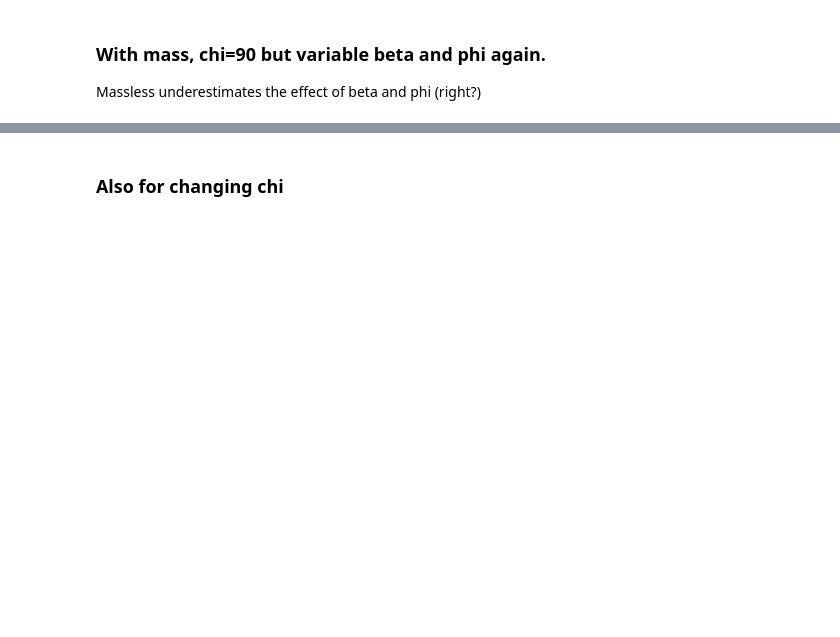
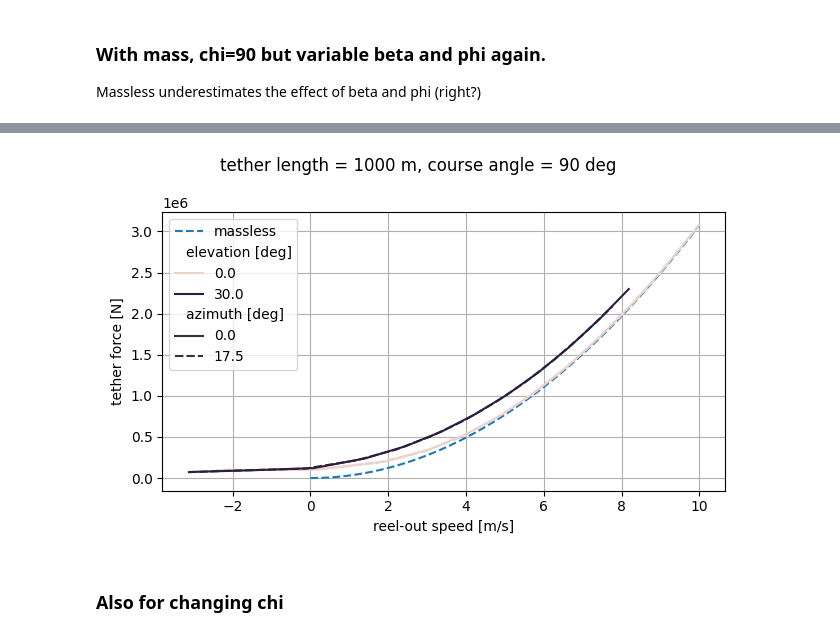
Before and after one commit to jesseishi/AWE_winch_control_heavy_kites, a Jupyter notebook: src/qss_heavy_analysis.ipynb, the cells around one changed output, grey strips where cells are left out. Drawn from its saved outputs; the diff is of its cells as text; code cells hidden in the pictures; blank space fills up the shorter version.

```diff
--- a/src/qss_heavy_analysis.ipynb
+++ b/src/qss_heavy_analysis.ipynb
@@ -370,16 +391,27 @@ plt.savefig("../results/fFP_mass_betaphi.png")
 # %%
 # vr-Ft
 fig, ax = plt.subplots(1, 1, figsize=PARTSIZE)
-fig.suptitle(f"elevation = {beta_deg_bar} deg, azimuth = {phi_deg_bar} deg, \ntether length = {Lt_m_bar} m, course angle = {chi_deg_bar} deg")
+fig.suptitle(
+    f"tether length = {Lt_m_bar} m, course angle = {chi_deg_bar} deg"
+)
 
 sns.lineplot(temp2, x="vr_mps_star", y="Ftg_N_star", ax=ax, label="massless")
 ax.lines[0].set_linestyle("--")
-sns.lineplot(temp, x="vr_mps_star", y="Ftg_N_star", ax=ax, label="with mass")
+sns.lineplot(
+    temp,
+    x="vr_mps_star",
+    y="Ftg_N_star",
+    ax=ax,
+    hue="beta_deg",
+    style="phi_deg",
+)
 
 ax.grid()
 set_labels(ax)
 plt.tight_layout()
 plt.savefig("../results/vrFt_mass_betaphi.png")
+# %% [output]
+[figure, added]
 # %% [markdown]
 ### Also for changing chi
 # %%
```
Also changed, not shown: parts of 17 cells of this notebook, 4 other files.
